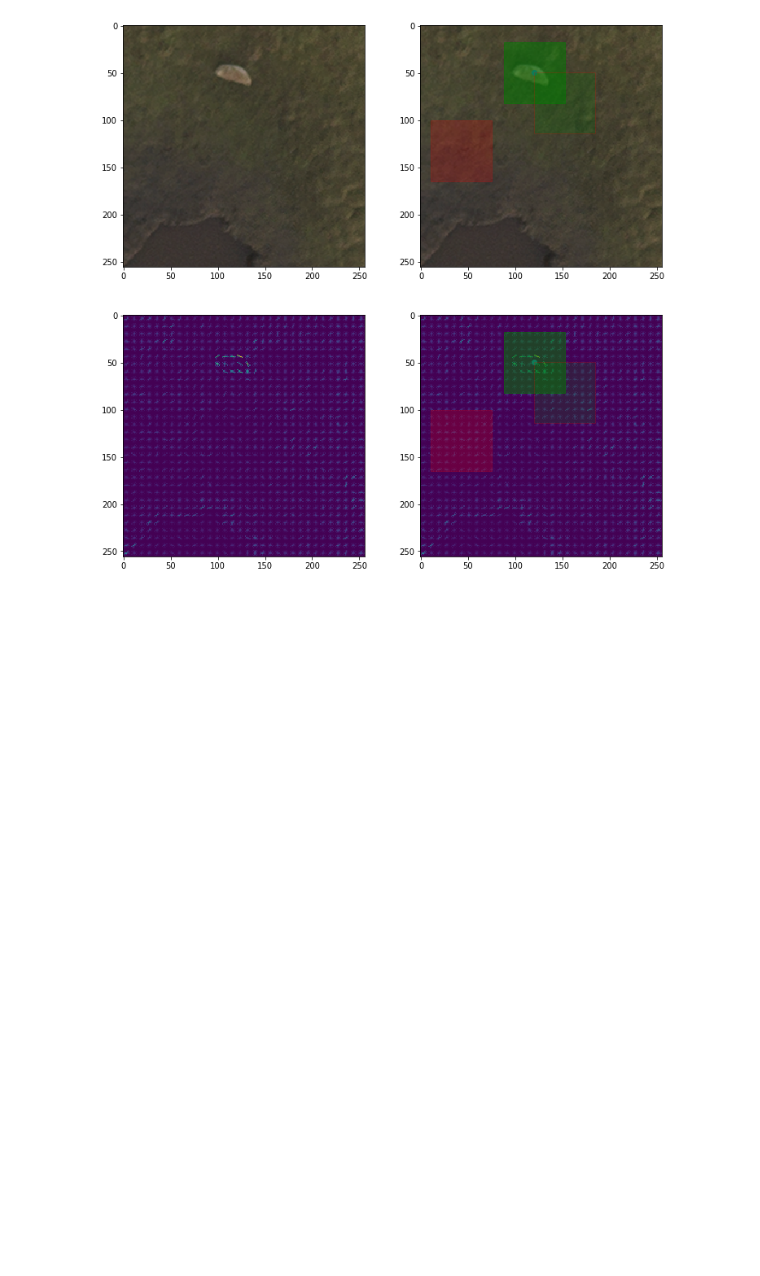
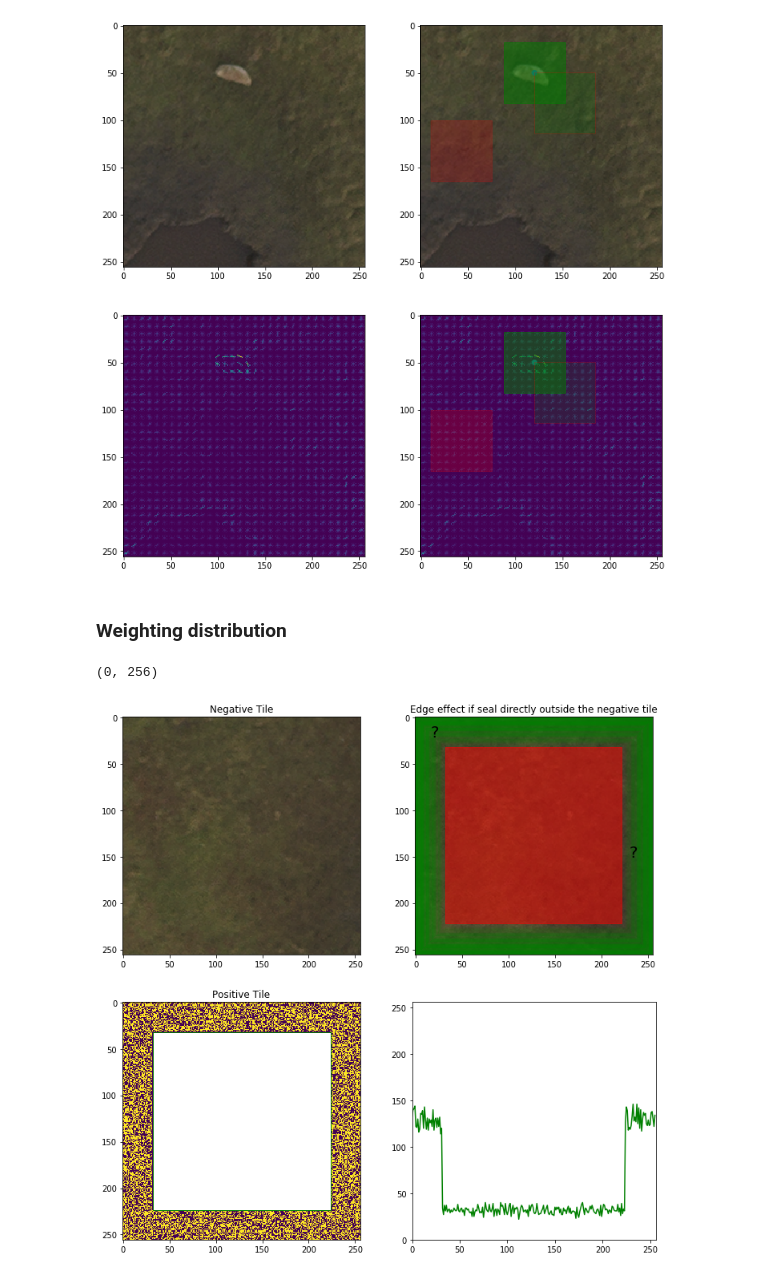
Before and after one commit to alex-schaaf/savewally, a Jupyter notebook: Julien_notebook.ipynb, the cells around one changed output. Saved outputs shown, nothing was run; the diff lists cells and outputs as text; code cells hidden in the pictures; blank space fills up the shorter version.

```diff
--- a/Julien_notebook.ipynb
+++ b/Julien_notebook.ipynb
@@ -112,3 +144,39 @@ for i in range(len(img)):
             ax[i,1].add_patch(p)
 # %% [output]
 [figure]
+# %% [markdown]
+### Weighting distribution
+# %%
+Path2 = '/home/julien/Desktop/NewData/StitchMICE_ORKlh16_3_1104_CP_FINAL/'+'8/130/84.png'
+Im2 = Image.open(Path2)
+R = 32
+
+fig, ax = plt.subplots(2,2, figsize=(12, 12))
+ax[0,0].set_title('Negative Tile')
+ax[0,1].set_title('Edge effect if seal directly outside the negative tile')
+ax[1,0].set_title('Positive Tile')
+norm = ax[0,0].imshow(Im2)
+ax[0,1].imshow(Im2)
+#rect = mpatches.Rectangle((0, 0),256,256,linewidth=1,edgecolor='g',facecolor='g', alpha= 0.1)
+for i in range(R):
+    ax[0,1].add_patch(mpatches.Rectangle((0+i, 0+i),256-2*i,256-2*i, linewidth=3, edgecolor='g', fill = False,alpha=0.02*(32-i)))
+rect2= mpatches.Rectangle((R, R),190,190,linewidth=1,edgecolor='r',facecolor='r', alpha= 0.5)
+#rect3 = mpatches.Rectangle((10, 100),65,65,linewidth=1,edgecolor='r',facecolor='r', alpha= 0.2)
+ax[0,1].annotate('?', xy= (R/2, 2*R/3), fontsize=20)
+ax[0,1].annotate('?', xy= (230, 150), fontsize=20)
+for p in [rect2]:
+    ax[0,1].add_patch(p)
+
+
+array = np.random.randint(2, size=(256, 256))
+array[R:-R,R:-R] = 0
+Xg, Yg = array.sum(axis=0), array.sum(axis=0)
+
+ax[1,0].imshow(array)
+ax[1,0].add_patch(mpatches.Rectangle((R, R),256-2*R,256-2*R, linewidth=1, edgecolor='g', facecolor ='w',alpha=1))
+ax[1,1].plot(range(256), Xg, c='g')
+ax[1,1].set_xlim(0,256)
+ax[1,1].set_ylim(0,256)
+# %% [output]
+(0, 256)
+[figure, added]
```
Also changed, not shown: parts of 1 cell of this notebook.
